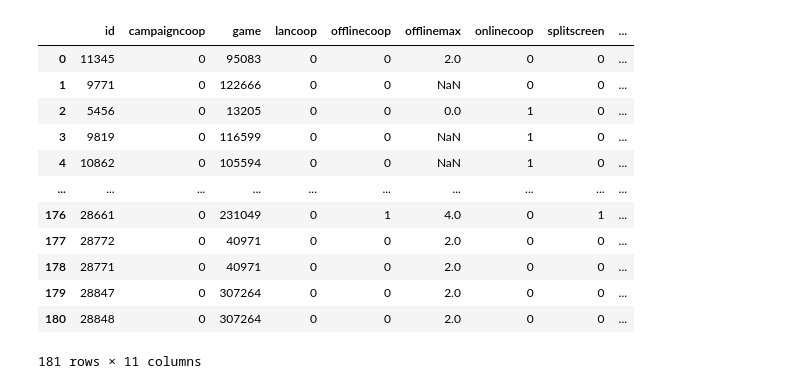
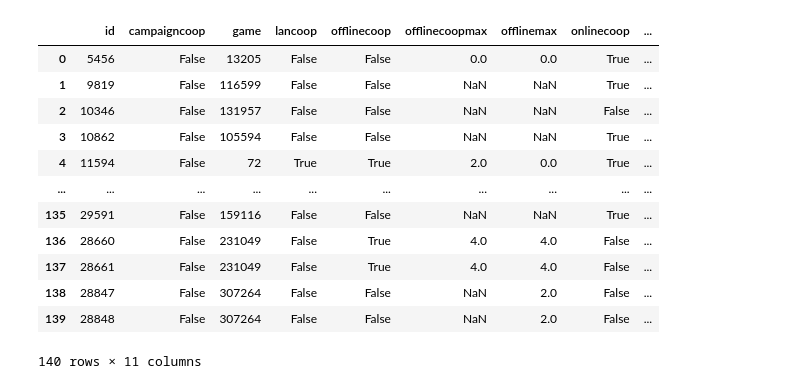
Before and after one commit to sjose03/data_master_eng_ml, a Jupyter notebook: notebooks/analise_nova.ipynb, the cells around one changed output. Drawn from its saved outputs; the diff is of its cells as text; code cells hidden in the pictures.

Commit message:
refatorada toda a aquisição de dados

```diff
--- a/notebooks/analise_nova.ipynb
+++ b/notebooks/analise_nova.ipynb
@@ -171,48 +88,3 @@ companies_join = pd.merge(
 df_companies_final = companies_join[
     ["game", "games_developed", "has_parents", "games_published", "continent_name"]
 ]
-# %%
-# Exemplo de uso
-url = f"{URL_TWITCH_BASE}/multiplayer_modes"
-
-# Define os campos a serem selecionados
-fields = [
-    "campaigncoop",
-    "game",
-    "lancoop",
-    "offlinecoop",
-    "offlinecoopmax",
-    "offlinemax",
-    "onlinecoop",
-    "onlinecoopmax",
-    "onlinemax",
-    "splitscreen",
-]
-# Define os filtros a serem aplicados
-filters = {
-    "game": f"= ({games_id_list})",
-}
-
-# Chamada da função com paginação
-data_frame_multiplayer_modes = fetch_data_with_pagination(
-    url, build_query, fields, filters
-)
-# Converte todas as colunas booleanas em 0/1
-boolean_columns = data_frame_multiplayer_modes.select_dtypes(include='bool').columns
-data_frame_multiplayer_modes[boolean_columns] = data_frame_multiplayer_modes[boolean_columns].astype(int)
-
-data_frame_multiplayer_modes
-# %% [output]
-|  | id | campaigncoop | game | lancoop | offlinecoop | offlinemax | onlinecoop | splitscreen | ... |
-| 0 | 11345 | 0 | 95083 | 0 | 0 | 2.0 | 0 | 0 | ... |
-| 1 | 9771 | 0 | 122666 | 0 | 0 | NaN | 0 | 0 | ... |
-| 2 | 5456 | 0 | 13205 | 0 | 0 | 0.0 | 1 | 0 | ... |
-| 3 | 9819 | 0 | 116599 | 0 | 0 | NaN | 1 | 0 | ... |
-| 4 | 10862 | 0 | 105594 | 0 | 0 | NaN | 1 | 0 | ... |
-| ... | ... | ... | ... | ... | ... | ... | ... | ... | ... |
-| 176 | 28661 | 0 | 231049 | 0 | 1 | 4.0 | 0 | 1 | ... |
-| 177 | 28772 | 0 | 40971 | 0 | 0 | 2.0 | 0 | 0 | ... |
-| 178 | 28771 | 0 | 40971 | 0 | 0 | 2.0 | 0 | 0 | ... |
-| 179 | 28847 | 0 | 307264 | 0 | 0 | 2.0 | 0 | 0 | ... |
-| 180 | 28848 | 0 | 307264 | 0 | 0 | 2.0 | 0 | 0 | ... |
-181 rows × 11 columns
@@ -284,0 +91,17 @@ data_frame_games = data_frame_games.drop(
+# %%
+data_frame_multiplayer_modes = fetch_multiplayer_modes(games_id_list)
+data_frame_multiplayer_modes
+# %% [output]
+|  | id | campaigncoop | game | lancoop | offlinecoop | offlinecoopmax | offlinemax | onlinecoop | ... |
+| 0 | 5456 | False | 13205 | False | False | 0.0 | 0.0 | True | ... |
+| 1 | 9819 | False | 116599 | False | False | NaN | NaN | True | ... |
+| 2 | 10346 | False | 131957 | False | False | NaN | NaN | False | ... |
+| 3 | 10862 | False | 105594 | False | False | NaN | NaN | True | ... |
+| 4 | 11594 | False | 72 | True | True | 2.0 | 0.0 | True | ... |
+| ... | ... | ... | ... | ... | ... | ... | ... | ... | ... |
+| 135 | 29591 | False | 159116 | False | False | NaN | NaN | True | ... |
+| 136 | 28660 | False | 231049 | False | True | 4.0 | 4.0 | False | ... |
+| 137 | 28661 | False | 231049 | False | True | 4.0 | 4.0 | False | ... |
+| 138 | 28847 | False | 307264 | False | False | NaN | 2.0 | False | ... |
+| 139 | 28848 | False | 307264 | False | False | NaN | 2.0 | False | ... |
+140 rows × 11 columns
```
Also changed, not shown: parts of 46 cells of this notebook, 2 other files.
